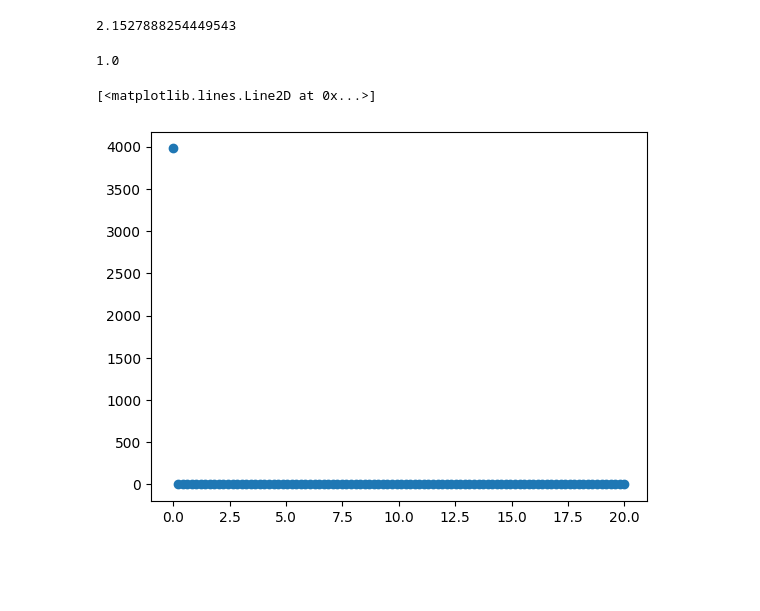
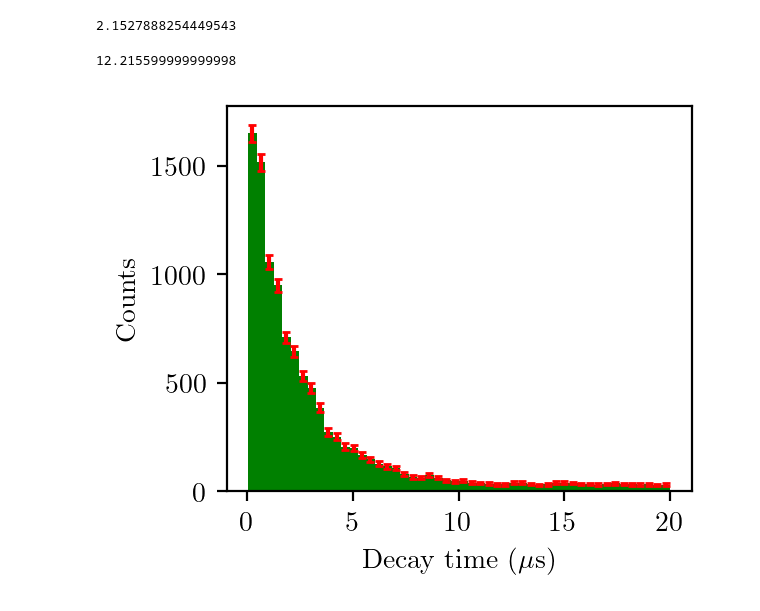
Before and after one commit to corbinallison/Muon-Data, a Jupyter notebook: data_process.ipynb, the cells around one changed output. Drawn from its saved outputs; the diff is of its cells as text; code cells hidden in the pictures; blank space fills up the shorter version.

Commit message:
Update fitting and plots

```diff
--- a/data_process.ipynb
+++ b/data_process.ipynb
@@ -3,6 +3,12 @@ import numpy as np
 from scipy.optimize import curve_fit
 from scipy.stats import poisson
 import matplotlib.pyplot as plt
+plt.rcParams['text.usetex'] = True
+plt.rcParams['figure.figsize'] = (3,2.5)
+plt.rcParams['figure.dpi'] = 200
+#plt.rcParams
+plt.rcParams['text.latex.preamble'] = r'\usepackage{amsmath}'
+plt.rcParams['font.family']='serif'
 # %%
 data = np.loadtxt('24-02-08-14-28.data')
 # %%
@@ -58,27 +62,31 @@ print(parameters)
 # %% [output]
 2.1527888254449543
 # %%
-bin_centers = 0.5 * (bin_edges[1:] + bin_edges[:-1])
-
-
-def fit_function(k, lamb):
-    '''poisson function, parameter lamb is the fit parameter'''
-    return poisson.pmf(k, lamb)
-
-
-# fit with curve_fit
-parameters, cov_matrix = curve_fit(fit_function, bin_centers, entries)
+bin_centers[30]
+# %% [output]
+12.215599999999998
-# %%
-parameters[0]
-# %% [output]
-1.0
 # %%
-plt.plot(
-    x_plot,
-    fit_function(x_plot, *parameters)*len(good_counts),
-    marker='o', linestyle='',
-    label='Fit result',
-)
+counts, bin_edges = np.histogram(good_counts/1000, bins=50)
+yerr = np.sqrt(counts)
+
+bin_centers = 0.5 * (bin_edges[1:] + bin_edges[:-1])
+binwidth = bin_edges[1]
+
+plt.xlabel('Decay time ($\mu$s)')
+plt.ylabel('Counts')
+plt.bar(bin_centers, counts, color='green', yerr=yerr, capsize=1.5, ecolor='red', width = binwidth)#, edgecolor='black')
+#plt.xlim(12,20)
+#plt.ylim(0,50)
+
+num=0
+avg_bk = 0
+avg_bk_err = 0
+for i in range(30, len(counts)):
+    num += 1
+    avg_bk += counts[i]
+    avg_bk_err += yerr[i]
+
+avg_bk = avg_bk/num
+avg_bk_error = avg_bk_err/num
 # %% [output]
-[<matplotlib.lines.Line2D at 0x...>]
-[figure, old version]
+[figure, new version]
```
Also changed, not shown: parts of 3 cells of this notebook.
